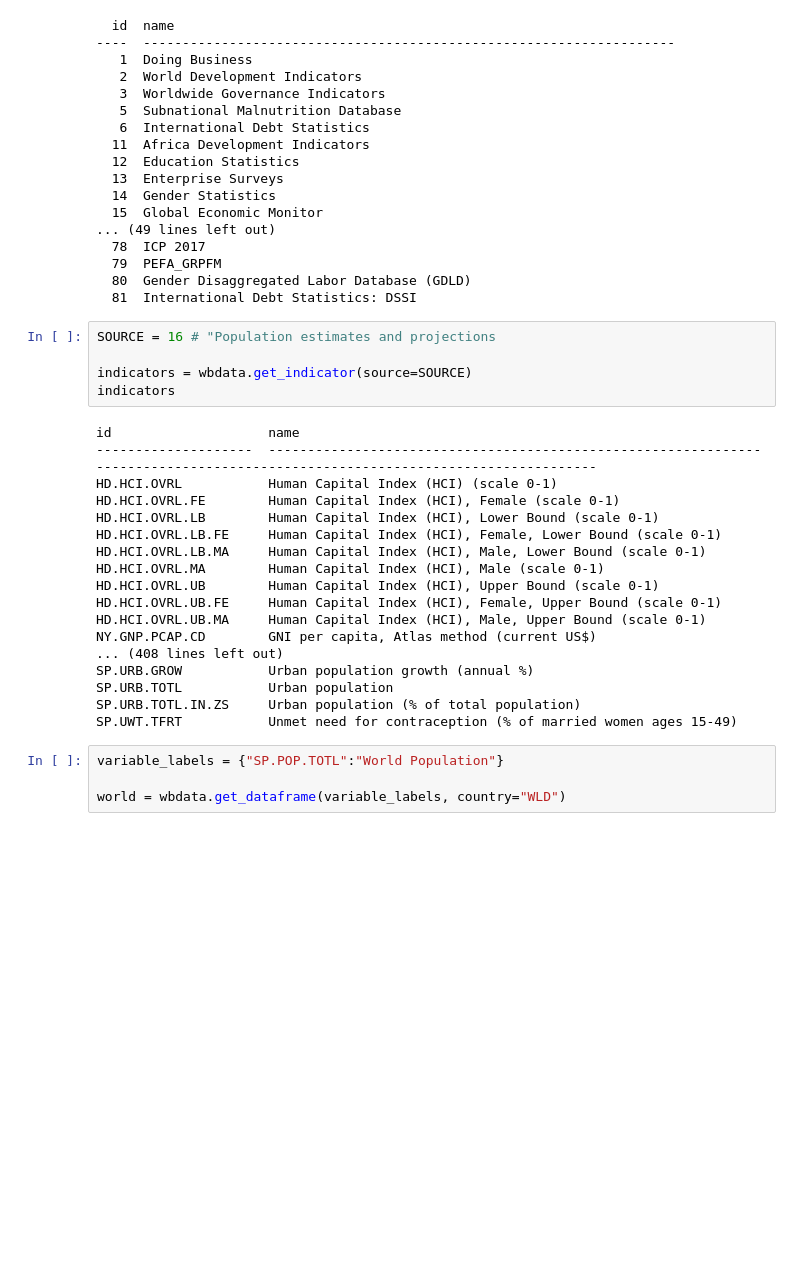
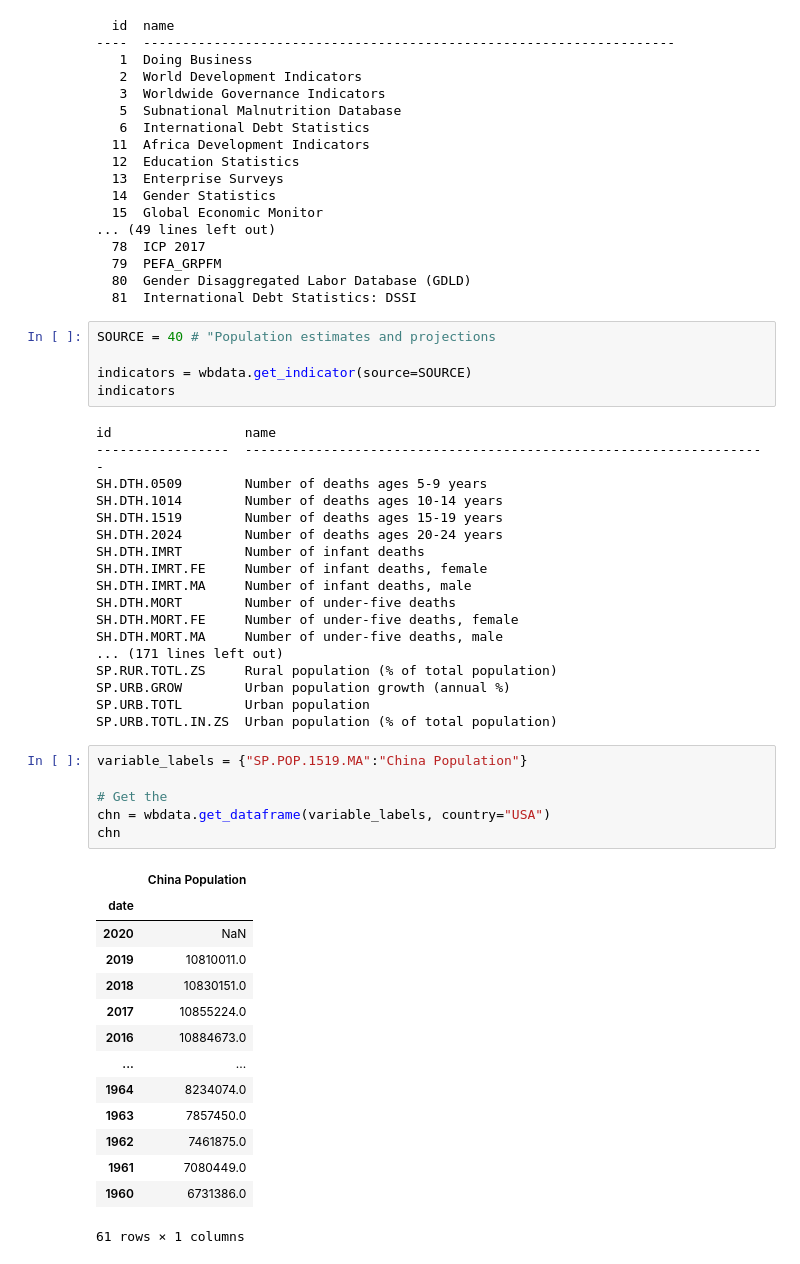
Before and after one commit to singcheerto/project1, a Jupyter notebook: project1.ipynb, the cells around one changed output. Drawn from its saved outputs; the diff is of its cells as text; blank space fills up the shorter version.

Commit message:
Added population function

```diff
--- a/project1.ipynb
+++ b/project1.ipynb
@@ -61,29 +61,46 @@ wbdata.get_source()
   80  Gender Disaggregated Labor Database (GDLD)
   81  International Debt Statistics: DSSI
 # %%
-SOURCE = 16 # "Population estimates and projections
+SOURCE = 40 # "Population estimates and projections
 
 indicators = wbdata.get_indicator(source=SOURCE)
 indicators
 # %% [output]
-id                    name
---------------------  -------------------------------------------------------------------------------------------------------------------------------
-HD.HCI.OVRL           Human Capital Index (HCI) (scale 0-1)
-HD.HCI.OVRL.FE        Human Capital Index (HCI), Female (scale 0-1)
-HD.HCI.OVRL.LB        Human Capital Index (HCI), Lower Bound (scale 0-1)
-HD.HCI.OVRL.LB.FE     Human Capital Index (HCI), Female, Lower Bound (scale 0-1)
-HD.HCI.OVRL.LB.MA     Human Capital Index (HCI), Male, Lower Bound (scale 0-1)
-HD.HCI.OVRL.MA        Human Capital Index (HCI), Male (scale 0-1)
-HD.HCI.OVRL.UB        Human Capital Index (HCI), Upper Bound (scale 0-1)
-HD.HCI.OVRL.UB.FE     Human Capital Index (HCI), Female, Upper Bound (scale 0-1)
-HD.HCI.OVRL.UB.MA     Human Capital Index (HCI), Male, Upper Bound (scale 0-1)
-NY.GNP.PCAP.CD        GNI per capita, Atlas method (current US$)
-... (408 lines left out)
-SP.URB.GROW           Urban population growth (annual %)
-SP.URB.TOTL           Urban population
-SP.URB.TOTL.IN.ZS     Urban population (% of total population)
-SP.UWT.TFRT           Unmet need for contraception (% of married women ages 15-49)
+id                 name
+-----------------  -------------------------------------------------------------------
+SH.DTH.0509        Number of deaths ages 5-9 years
+SH.DTH.1014        Number of deaths ages 10-14 years
+SH.DTH.1519        Number of deaths ages 15-19 years
+SH.DTH.2024        Number of deaths ages 20-24 years
+SH.DTH.IMRT        Number of infant deaths
+SH.DTH.IMRT.FE     Number of infant deaths, female
+SH.DTH.IMRT.MA     Number of infant deaths, male
+SH.DTH.MORT        Number of under-five deaths
+SH.DTH.MORT.FE     Number of under-five deaths, female
+SH.DTH.MORT.MA     Number of under-five deaths, male
+... (171 lines left out)
+SP.RUR.TOTL.ZS     Rural population (% of total population)
+SP.URB.GROW        Urban population growth (annual %)
+SP.URB.TOTL        Urban population
+SP.URB.TOTL.IN.ZS  Urban population (% of total population)
 # %%
-variable_labels = {"SP.POP.TOTL":"World Population"}
+variable_labels = {"SP.POP.1519.MA":"China Population"}
 
-world = wbdata.get_dataframe(variable_labels, country="WLD")
+# Get the
+chn = wbdata.get_dataframe(variable_labels, country="USA")
+chn
+# %% [output]
+|  | China Population |
+| date |  |
+| 2020 | NaN |
+| 2019 | 10810011.0 |
+| 2018 | 10830151.0 |
+| 2017 | 10855224.0 |
+| 2016 | 10884673.0 |
+| ... | ... |
+| 1964 | 8234074.0 |
+| 1963 | 7857450.0 |
+| 1962 | 7461875.0 |
+| 1961 | 7080449.0 |
+| 1960 | 6731386.0 |
+61 rows × 1 columns
```
Also changed, not shown: parts of 7 cells of this notebook.
